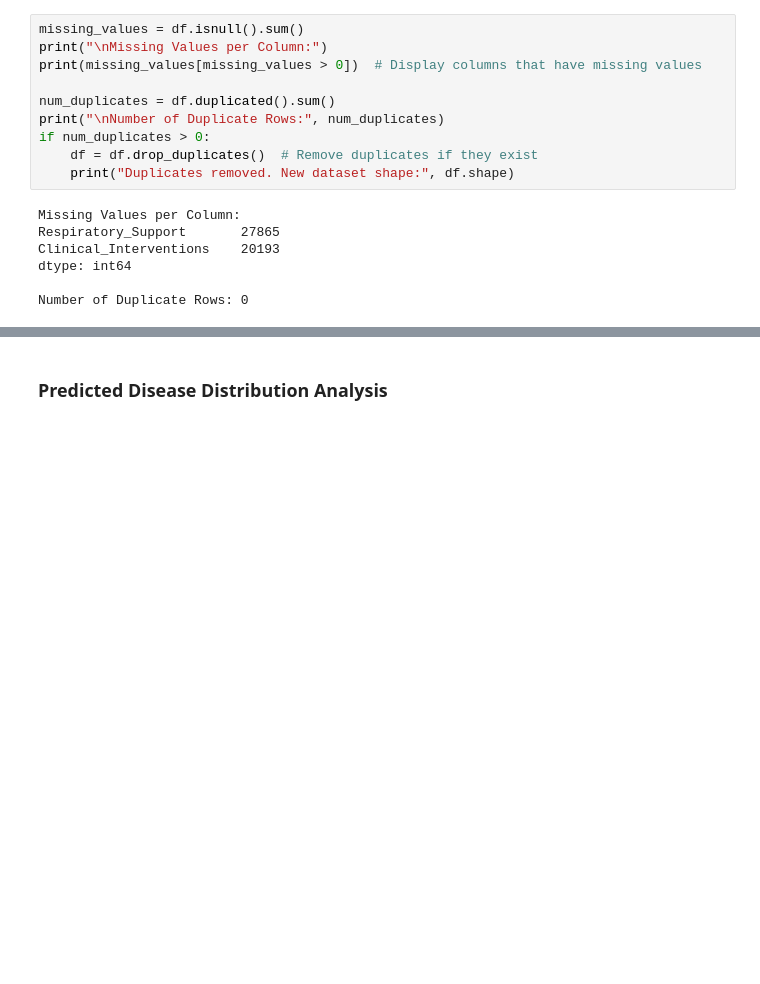
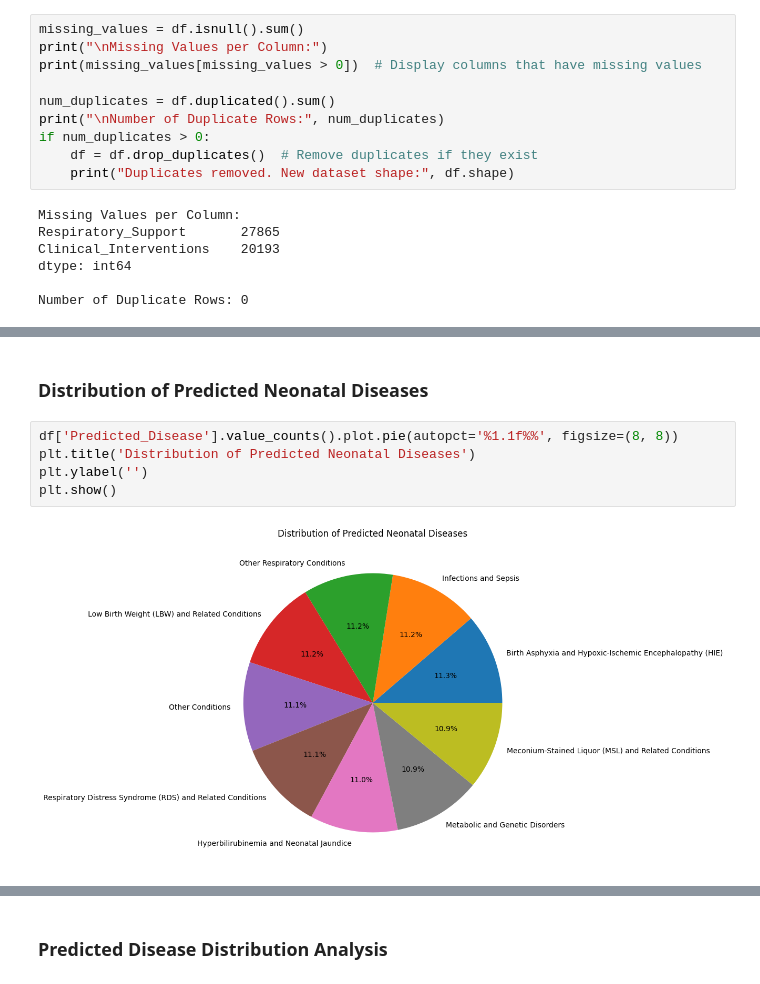
Before and after one commit to Purvang2803/Neonatal-Health-Prediction-using-Machine-Learning-, a Jupyter notebook: new_code_toady.ipynb, the cells around one changed output, grey strips where cells are left out. Saved outputs shown, nothing was run; the diff lists cells and outputs as text; blank space fills up the shorter version.

```diff
--- a/new_code_toady.ipynb
+++ b/new_code_toady.ipynb
@@ -141,0 +185,9 @@ Number of Duplicate Rows: 0
+# %% [markdown]
+### **Distribution of Predicted Neonatal Diseases**
+# %%
+df['Predicted_Disease'].value_counts().plot.pie(autopct='%1.1f%%', figsize=(8, 8))
+plt.title('Distribution of Predicted Neonatal Diseases')
+plt.ylabel('')
+plt.show()
+# %% [output]
+[figure, added]
```
Also changed, not shown: parts of 22 cells of this notebook.
